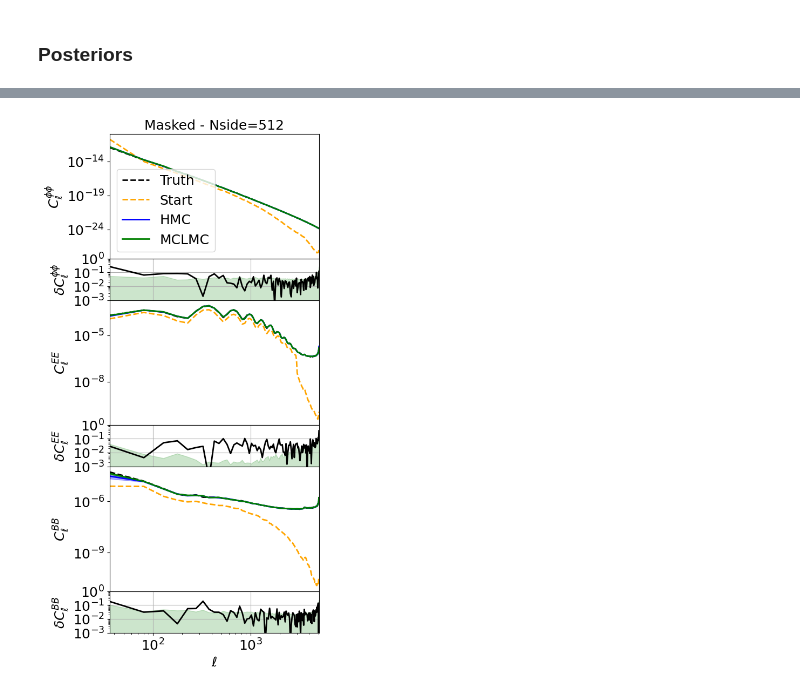
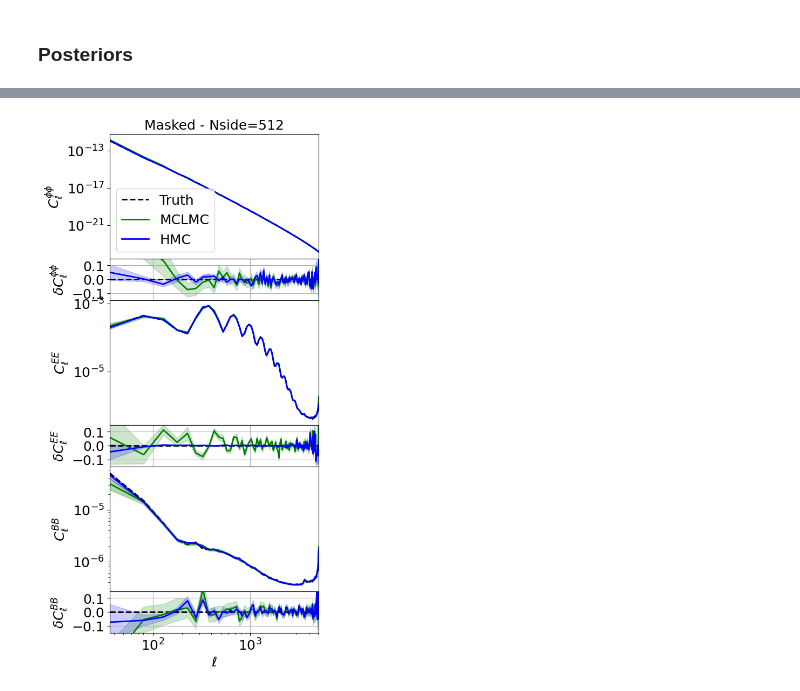
Before and after one commit to JaimeRZP/CMBLensingInferenceTestProblem, a Jupyter notebook: plotting/plotting.ipynb, the cells around one changed output, grey strips where cells are left out. Saved outputs shown, nothing was run; the diff lists cells and outputs as text; code cells hidden in the pictures.

```diff
--- a/plotting/plotting.ipynb
+++ b/plotting/plotting.ipynb
@@ -36 +29,7 @@ MCHMC_512_path  = "../new_summaries/unmasked/MCHMC_summaries_Nside_512_use_map_t
+# %%
+HMC_64_path  = "../marius_summaries/unmasked/HMC_use_map_true_masking_false_Nside_64_N_1000_ϵ_0.05/"
+HMC_128_path  = "../marius_summaries/unmasked/HMC_use_map_true_masking_false_Nside_128_N_1500_ϵ_0.01/"
+HMC_256_path  = "../marius_summaries/unmasked/HMC_use_map_true_masking_false_Nside_256_N_1500_ϵ_0.01/"
+HMC_512_path  = "../marius_summaries/unmasked/HMC_use_map_true_masking_false_Nside_512_N_1500_ϵ_0.005/"
+masked_HMC_512_path  = "../marius_summaries/masked/HMC_use_map_true_masking_true_Nside_512_N_1500_ϵ_0.005/"
 # %%
@@ -1253,13 +959,12 @@ fig.subplots_adjust(wspace=0)
 
 # phi-phi
 axis[0].plot(true_cls_masked_512["ells"], true_cls_masked_512["phi_cls_true"], 'k--', lw=2, label="Truth")
-axis[0].plot(true_cls_masked_512["ells"], true_cls_masked_512["phi_cls_start"], '--', color="orange", lw=2, label="Start")
+axis[0].plot(true_cls_masked_512["ells"], MCHMC_cls_masked_512["phi_cls_m"], 'g-', lw=2, label="MCLMC")
+axis[0].fill_between(true_cls_masked_512["ells"], MCHMC_cls_masked_512["phi_cls_m"]+MCHMC_cls_masked_512["phi_cls_s"],
+                     MCHMC_cls_masked_512["phi_cls_m"]-MCHMC_cls_masked_512["phi_cls_s"], color='g', alpha=.3)
 axis[0].plot(true_cls_masked_512["ells"], HMC_cls_masked_512["phi_cls_m"], 'b-', lw=2, label="HMC")
 axis[0].fill_between(true_cls_masked_512["ells"], HMC_cls_masked_512["phi_cls_m"]+HMC_cls_masked_512["phi_cls_s"],
                      HMC_cls_masked_512["phi_cls_m"]-HMC_cls_masked_512["phi_cls_s"], color='b', alpha=.3)
-axis[0].plot(true_cls_masked_512["ells"], MCHMC_cls_masked_512["phi_cls_m"], 'g-', lw=2, label="MCLMC")
-axis[0].fill_between(true_cls_masked_512["ells"], MCHMC_cls_masked_512["phi_cls_m"]+MCHMC_cls_masked_512["phi_cls_s"],
-                     MCHMC_cls_masked_512["phi_cls_m"]-MCHMC_cls_masked_512["phi_cls_s"], color='g', alpha=.3)
 axis[0].set_title("Masked - Nside=512")
 axis[0].set_xscale('log')
 axis[0].set_yscale('log')
@@ -1268,69 +973,91 @@ axis[0].legend()
 axis[0].set_xticks([])
 axis[0].set_xlim(true_cls_masked_512["ells"][0], true_cls_masked_512["ells"][-1])
 
-axis[1].plot(true_cls_masked_512["ells"], np.abs(MCHMC_cls_masked_512["phi_cls_m"]-true_cls_masked_512["phi_cls_true"])/true_cls_masked_512["phi_cls_true"], 'k-', lw=2, label="MCLMC")
-axis[1].fill_between(true_cls_masked_512["ells"], MCHMC_cls_masked_512["phi_cls_s"]/true_cls_masked_512["phi_cls_true"],
-                     np.zeros(len(true_cls_masked_512["ells"])), color='g', alpha=.2)
+axis[1].plot(true_cls_masked_512["ells"], np.zeros(len(true_cls_masked_512["ells"])) , 'k--', lw=2)
+axis[1].plot(true_cls_masked_512["ells"], (MCHMC_cls_masked_512["phi_cls_m"]-true_cls_masked_512["phi_cls_true"])/true_cls_masked_512["phi_cls_true"], 'g-', lw=2, label="MCLMC")
+axis[1].fill_between(true_cls_masked_512["ells"],
+                    (MCHMC_cls_masked_512["phi_cls_m"]-true_cls_masked_512["phi_cls_true"]+MCHMC_cls_masked_512["phi_cls_s"])/true_cls_masked_512["phi_cls_true"],
+                    (MCHMC_cls_masked_512["phi_cls_m"]-true_cls_masked_512["phi_cls_true"]-MCHMC_cls_masked_512["phi_cls_s"])/true_cls_masked_512["phi_cls_true"],
+                    color='g', alpha=.2)
+axis[1].plot(true_cls_masked_512["ells"], (HMC_cls_masked_512["phi_cls_m"]-true_cls_masked_512["phi_cls_true"])/true_cls_masked_512["phi_cls_true"], 'b-', lw=2, label="HMC")
+axis[1].fill_between(true_cls_masked_512["ells"],
+                    (HMC_cls_masked_512["phi_cls_m"]-true_cls_masked_512["phi_cls_true"]+HMC_cls_masked_512["phi_cls_s"])/true_cls_masked_512["phi_cls_true"],
+                    (HMC_cls_masked_512["phi_cls_m"]-true_cls_masked_512["phi_cls_true"]-HMC_cls_masked_512["phi_cls_s"])/true_cls_masked_512["phi_cls_true"],
+                    color='b', alpha=.2)
 axis[1].set_xscale('log')
-axis[1].set_yscale('log')
+axis[1].set_yscale('linear')
 axis[1].set_xticklabels([])
-axis[1].set_ylim([1e-3, 1])
+axis[1].set_ylim([-0.15, 0.15])
 axis[1].set_ylabel(r"$\delta C_\ell^{\phi \phi}$")
 axis[1].set_xlim(true_cls_masked_512["ells"][0], true_cls_masked_512["ells"][-1])
 axis[1].grid()
 
 # EE
 axis[2].plot(true_cls_masked_512["ells"], true_cls_masked_512["E_cls_true"], 'k--', lw=2, label="Trurth")
-axis[2].plot(true_cls_masked_512["ells"], true_cls_masked_512["E_cls_start"], '--', color="orange", lw=2, label="Start")
-axis[2].plot(true_cls_masked_512["ells"], HMC_cls_masked_512["E_cls_m"], 'b-', lw=2, label="MCLMC")
-axis[2].fill_between(true_cls_masked_512["ells"], HMC_cls_masked_512["E_cls_m"]+HMC_cls_masked_512["E_cls_s"],
-                     HMC_cls_masked_512["E_cls_m"]-HMC_cls_masked_512["E_cls_s"], color='b', alpha=.3)
 axis[2].plot(true_cls_masked_512["ells"], MCHMC_cls_masked_512["E_cls_m"], 'g-', lw=2, label="MCLMC")
 axis[2].fill_between(true_cls_masked_512["ells"], MCHMC_cls_masked_512["E_cls_m"]+MCHMC_cls_masked_512["E_cls_s"],
                      MCHMC_cls_masked_512["E_cls_m"]-MCHMC_cls_masked_512["E_cls_s"], color='g', alpha=.3)
+axis[2].plot(true_cls_masked_512["ells"], HMC_cls_masked_512["E_cls_m"], 'b-', lw=2, label="HMC")
+axis[2].fill_between(true_cls_masked_512["ells"], HMC_cls_masked_512["E_cls_m"]+HMC_cls_masked_512["E_cls_s"],
+                     HMC_cls_masked_512["E_cls_m"]-HMC_cls_masked_512["E_cls_s"], color='b', alpha=.3)
 axis[2].set_xscale('log')
 axis[2].set_yscale('log')
 axis[2].set_ylabel(r"$C_\ell^{EE}$")
 axis[2].set_xticks([])
 axis[2].set_xlim(true_cls_masked_512["ells"][0], true_cls_masked_512["ells"][-1])
 
-axis[3].plot(true_cls_masked_512["ells"], np.abs(MCHMC_cls_masked_512["E_cls_m"]-true_cls_masked_512["E_cls_true"])/true_cls_masked_512["E_cls_true"], 'k-', lw=2, label="MCLMC")
-axis[3].fill_between(true_cls_masked_512["ells"], MCHMC_cls_masked_512["E_cls_s"]/true_cls_masked_512["E_cls_true"],
-                     np.zeros(len(true_cls_masked_512["ells"])), color='g', alpha=.2)
+axis[3].plot(true_cls_masked_512["ells"], np.zeros(len(true_cls_masked_512["ells"])) , 'k--', lw=2)
+axis[3].plot(true_cls_masked_512["ells"], (MCHMC_cls_masked_512["E_cls_m"]-true_cls_masked_512["E_cls_true"])/true_cls_masked_512["E_cls_true"], 'g-', lw=2, label="MCLMC")
+axis[3].fill_between(true_cls_masked_512["ells"],
+                    (MCHMC_cls_masked_512["E_cls_m"]-true_cls_masked_512["E_cls_true"]+MCHMC_cls_masked_512["E_cls_s"])/true_cls_masked_512["E_cls_true"],
+                    (MCHMC_cls_masked_512["E_cls_m"]-true_cls_masked_512["E_cls_true"]-MCHMC_cls_masked_512["E_cls_s"])/true_cls_masked_512["E_cls_true"],
+                    color='g', alpha=.2)
+axis[3].plot(true_cls_masked_512["ells"], (HMC_cls_masked_512["E_cls_m"]-true_cls_masked_512["E_cls_true"])/true_cls_masked_512["E_cls_true"], 'b-', lw=2, label="HMC")
+axis[3].fill_between(true_cls_masked_512["ells"],
+                    (HMC_cls_masked_512["E_cls_m"]-true_cls_masked_512["E_cls_true"]+HMC_cls_masked_512["E_cls_s"])/true_cls_masked_512["E_cls_true"],
+                    (HMC_cls_masked_512["E_cls_m"]-true_cls_masked_512["E_cls_true"]-HMC_cls_masked_512["E_cls_s"])/true_cls_masked_512["E_cls_true"],
+                    color='b', alpha=.2)
 axis[3].set_xscale('log')
-axis[3].set_yscale('log')
+axis[3].set_yscale('linear')
+axis[3].set_ylim([-0.15, 0.15])
 axis[3].set_xticklabels([])
-axis[3].set_ylim([1e-3, 1])
 axis[3].set_ylabel(r"$\delta C_\ell^{EE}$")
 axis[3].set_xlim(true_cls_masked_512["ells"][0], true_cls_masked_512["ells"][-1])
 axis[3].grid()
 
 # BB
 axis[4].plot(true_cls_masked_512["ells"], true_cls_masked_512["B_cls_true"], 'k--', lw=2, label="Trurth")
-axis[4].plot(true_cls_masked_512["ells"], true_cls_masked_512["B_cls_start"], '--', color="orange", lw=2, label="Start")
-axis[4].plot(true_cls_masked_512["ells"], HMC_cls_masked_512["B_cls_m"], 'b-', lw=2, label="MCLMC")
-axis[4].fill_between(true_cls_masked_512["ells"], HMC_cls_masked_512["B_cls_m"]+HMC_cls_masked_512["B_cls_s"],
-                     HMC_cls_masked_512["B_cls_m"]-HMC_cls_masked_512["B_cls_s"], color='b', alpha=.3)
 axis[4].plot(true_cls_masked_512["ells"], MCHMC_cls_masked_512["B_cls_m"], 'g-', lw=2, label="MCLMC")
 axis[4].fill_between(true_cls_masked_512["ells"], MCHMC_cls_masked_512["B_cls_m"]+MCHMC_cls_masked_512["B_cls_s"],
                      MCHMC_cls_masked_512["B_cls_m"]-MCHMC_cls_masked_512["B_cls_s"], color='g', alpha=.3)
+axis[4].plot(true_cls_masked_512["ells"], HMC_cls_masked_512["B_cls_m"], 'b-', lw=2, label="HMC")
+axis[4].fill_between(true_cls_masked_512["ells"], HMC_cls_masked_512["B_cls_m"]+HMC_cls_masked_512["B_cls_s"],
+                     HMC_cls_masked_512["B_cls_m"]-HMC_cls_masked_512["B_cls_s"], color='b', alpha=.3)
 axis[4].set_xscale('log')
 axis[4].set_yscale('log')
 axis[4].set_ylabel(r"$C_\ell^{BB}$")
 axis[4].set_xlim(true_cls_masked_512["ells"][0], true_cls_masked_512["ells"][-1])
 
-axis[5].plot(true_cls_masked_512["ells"], np.abs(MCHMC_cls_masked_512["B_cls_m"]-true_cls_masked_512["B_cls_true"])/true_cls_masked_512["B_cls_true"], 'k-', lw=2, label="MCLMC")
-axis[5].fill_between(true_cls_masked_512["ells"], MCHMC_cls_masked_512["B_cls_s"]/true_cls_masked_512["B_cls_true"],
-                     np.zeros(len(true_cls_masked_512["ells"])), color='g', alpha=.2)
+axis[5].plot(true_cls_masked_512["ells"], np.zeros(len(true_cls_masked_512["ells"])) , 'k--', lw=2)
+axis[5].plot(true_cls_masked_512["ells"], (MCHMC_cls_masked_512["B_cls_m"]-true_cls_masked_512["B_cls_true"])/true_cls_masked_512["B_cls_true"], 'g-', lw=2, label="MCLMC")
+axis[5].fill_between(true_cls_masked_512["ells"],
+                    (MCHMC_cls_masked_512["B_cls_m"]-true_cls_masked_512["B_cls_true"]+MCHMC_cls_masked_512["B_cls_s"])/true_cls_masked_512["B_cls_true"],
+                    (MCHMC_cls_masked_512["B_cls_m"]-true_cls_masked_512["B_cls_true"]-MCHMC_cls_masked_512["B_cls_s"])/true_cls_masked_512["B_cls_true"],
+                    color='g', alpha=.2)
+axis[5].plot(true_cls_masked_512["ells"], (HMC_cls_masked_512["B_cls_m"]-true_cls_masked_512["B_cls_true"])/true_cls_masked_512["B_cls_true"], 'b-', lw=2, label="HMC")
+axis[5].fill_between(true_cls_masked_512["ells"],
+                    (HMC_cls_masked_512["B_cls_m"]-true_cls_masked_512["B_cls_true"]+HMC_cls_masked_512["B_cls_s"])/true_cls_masked_512["B_cls_true"],
+                    (HMC_cls_masked_512["B_cls_m"]-true_cls_masked_512["B_cls_true"]-HMC_cls_masked_512["B_cls_s"])/true_cls_masked_512["B_cls_true"],
+                    color='b', alpha=.2)
 axis[5].set_xscale('log')
-axis[5].set_yscale('log')
+axis[5].set_yscale('linear')
+axis[5].set_ylim([-0.15, 0.15])
+axis[5].set_ylabel(r"$\delta C_\ell^{BB}$")
 axis[5].set_xlabel(r"$\ell$")
-axis[5].set_ylim([1e-3, 1])
-axis[5].set_ylabel(r"$\delta C_\ell^{BB}$")
 axis[5].set_xlim(true_cls_masked_512["ells"][0], true_cls_masked_512["ells"][-1])
 axis[5].grid()
 
 #plt.savefig("/mnt/c/Users/jaime/Desktop/mchmc_lensing/masked_phiphi_EE_BB.pdf", bbox_inches='tight')
 plt.show()
 # %% [output]
-[figure, old version]
+[figure, new version]
```
Also changed, not shown: parts of 41 cells of this notebook, 2 other files.
